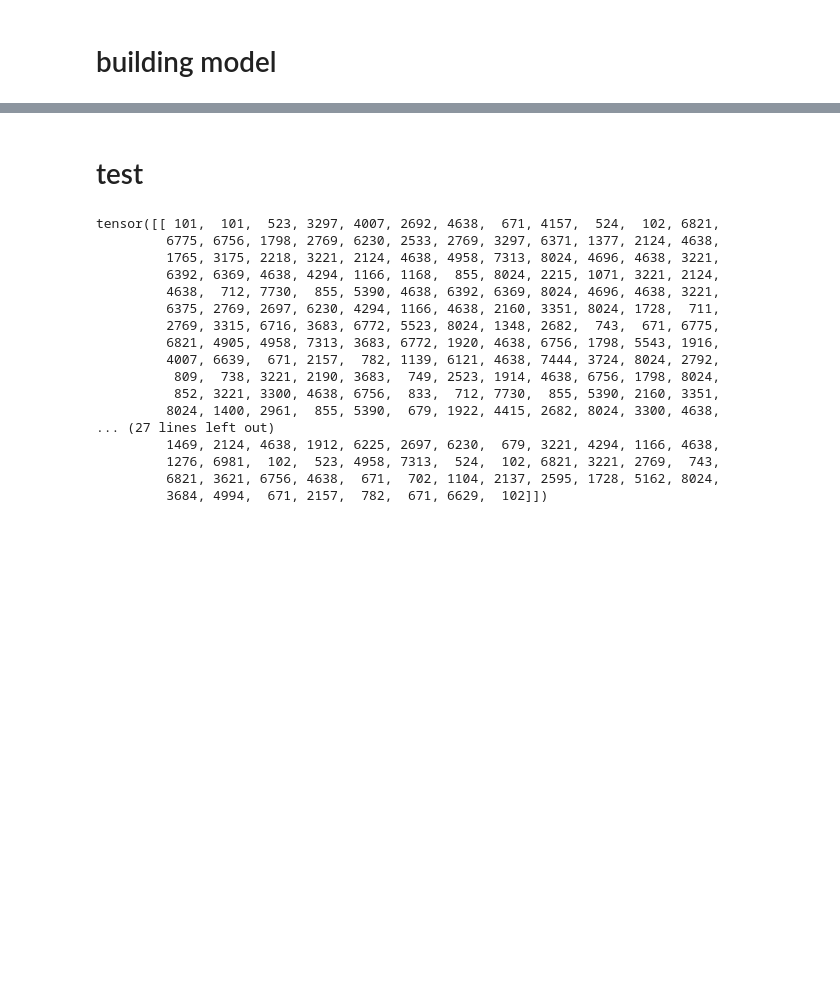
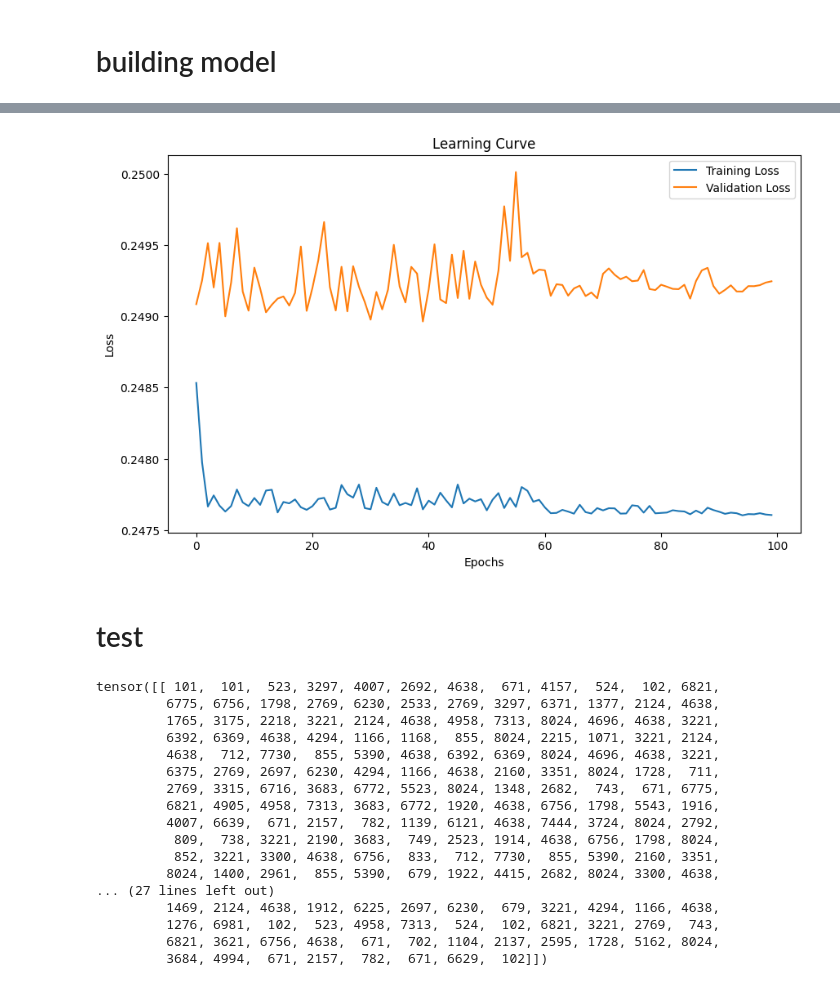
Before and after one commit to JasonDepblu/potential-spork, a Jupyter notebook: new_model.ipynb, the cells around one changed output, grey strips where cells are left out. Cells and saved outputs as stored; diff of their text form; code cells hidden in the pictures; blank space fills up the shorter version.

```diff
--- a/new_model.ipynb
+++ b/new_model.ipynb
@@ -707,20 +772,31 @@ ys_train_tensor = tf.convert_to_tensor(ys_train, dtype=tf.float32)
 from tensorflow.keras.layers import Input, Dense, MultiHeadAttention, GlobalAveragePooling1D, Concatenate, Flatten
 from tensorflow.keras.models import Model
 # %%
-tf.random.set_seed(1)
+num_outputs = 64
 user_NN = tf.keras.models.Sequential([
+    # tf.keras.layers.Dense(2048, activation='swish'),
     # tf.keras.layers.Dense(1024, activation='swish'),
     tf.keras.layers.Dense(512, activation='swish'),
     tf.keras.layers.Dense(256, activation='swish'),
     tf.keras.layers.Dense(128, activation='swish'),
-    tf.keras.layers.Dense(64, activation='swish'),
+    # tf.keras.layers.Dense(64, activation='swish'),
     tf.keras.layers.Dense(num_outputs, activation='swish'),
 ])
 car_NN = tf.keras.models.Sequential([
+    # tf.keras.layers.Dense(2018, activation='swish'),
     # tf.keras.layers.Dense(1024, activation='swish'),
     tf.keras.layers.Dense(512, activation='swish'),
     tf.keras.layers.Dense(256, activation='swish'),
     tf.keras.layers.Dense(128, activation='swish'),
-    tf.keras.layers.Dense(64, activation='swish'),
+    # tf.keras.layers.Dense(64, activation='swish'),
     tf.keras.layers.Dense(num_outputs, activation='swish'),
 ])
+uc_NN = tf.keras.models.Sequential([
+    # tf.keras.layers.Dense(2018, activation='swish'),
+    tf.keras.layers.Dense(1024, activation='swish'),
+    tf.keras.layers.Dense(512, activation='swish'),
+    tf.keras.layers.Dense(256, activation='swish'),
+    tf.keras.layers.Dense(128, activation='swish'),
+    # tf.keras.layers.Dense(64, activation='swish'),
+    # tf.keras.layers.Dense(num_outputs, activation='swish'),
+])
@@ -774,5 +1018,7 @@ model.summary()
 # %%
 # tf.random.set_seed(1)
 cost_fn = tf.keras.losses.MeanSquaredError()
-opt = keras.optimizers.Adam(learning_rate=0.0025)
+opt = keras.optimizers.Adam(learning_rate=0.005)
 model.compile(optimizer=opt, loss=cost_fn)
+
+# contrastive_loss
@@ -783,9 +1025,13 @@ early_stopping = tf.keras.callbacks.EarlyStopping(monitor='val_loss',
 # %%
+early_stopping = tf.keras.callbacks.EarlyStopping(monitor='val_loss',
+                                                  patience=60, # number of epochs to wait
+                                                  restore_best_weights=True)
+
 reduce_lr_callback = tf.keras.callbacks.ReduceLROnPlateau(
     monitor='val_loss', # monitor the validation loss
-    factor=0.1,         # reduce the learning rate to 10% of its current value
-    patience=5,         # reduce the learning rate if the metric does not improve for 5 consecutive epochs
-    min_lr=1e-6,        # set the minimum learning rate
+    factor=0.5,         # reduce the learning rate to 10% of its current value
+    patience=30,         # reduce the learning rate if the metric does not improve for 5 consecutive epochs
+    min_lr=1e-7,        # set the minimum learning rate
     verbose=1           # print messages about learning rate reduction
 )
 # %%
@@ -804,4 +1050,5 @@ model_checkpoint_callback = ModelCheckpoint(
 # model.fit([user_train, car_train], ys_train, epochs=12)
 history = model.fit([user_train_emb_tensor, car_train_emb_tensor, user_train_num_tensor, car_train_num_tensor], ys_train_tensor,
                     epochs=100,
+                    validation_data=([user_test_emb_tensor,car_test_emb_tensor, user_test_num_tensor, car_test_num_tensor], ys_test_tensor),
                     callbacks = [model_checkpoint_callback, early_stopping, reduce_lr_callback])
@@ -808,3 +1078,15 @@ history = model.fit([user_train_emb_tensor, car_train_emb_tensor, user_train_num
+# %%
+# Plotting the training and validation loss
+plt.figure(figsize=(10, 6))
+plt.plot(history.history['loss'], label='Training Loss')
+plt.plot(history.history['val_loss'], label='Validation Loss')
+plt.title('Learning Curve')
+plt.xlabel('Epochs')
+plt.ylabel('Loss')
+plt.legend()
+plt.show()
+# %% [output]
+[figure, added]
 # %% [markdown]
 # test
 # %%
```
Also changed, not shown: parts of 41 cells of this notebook.
